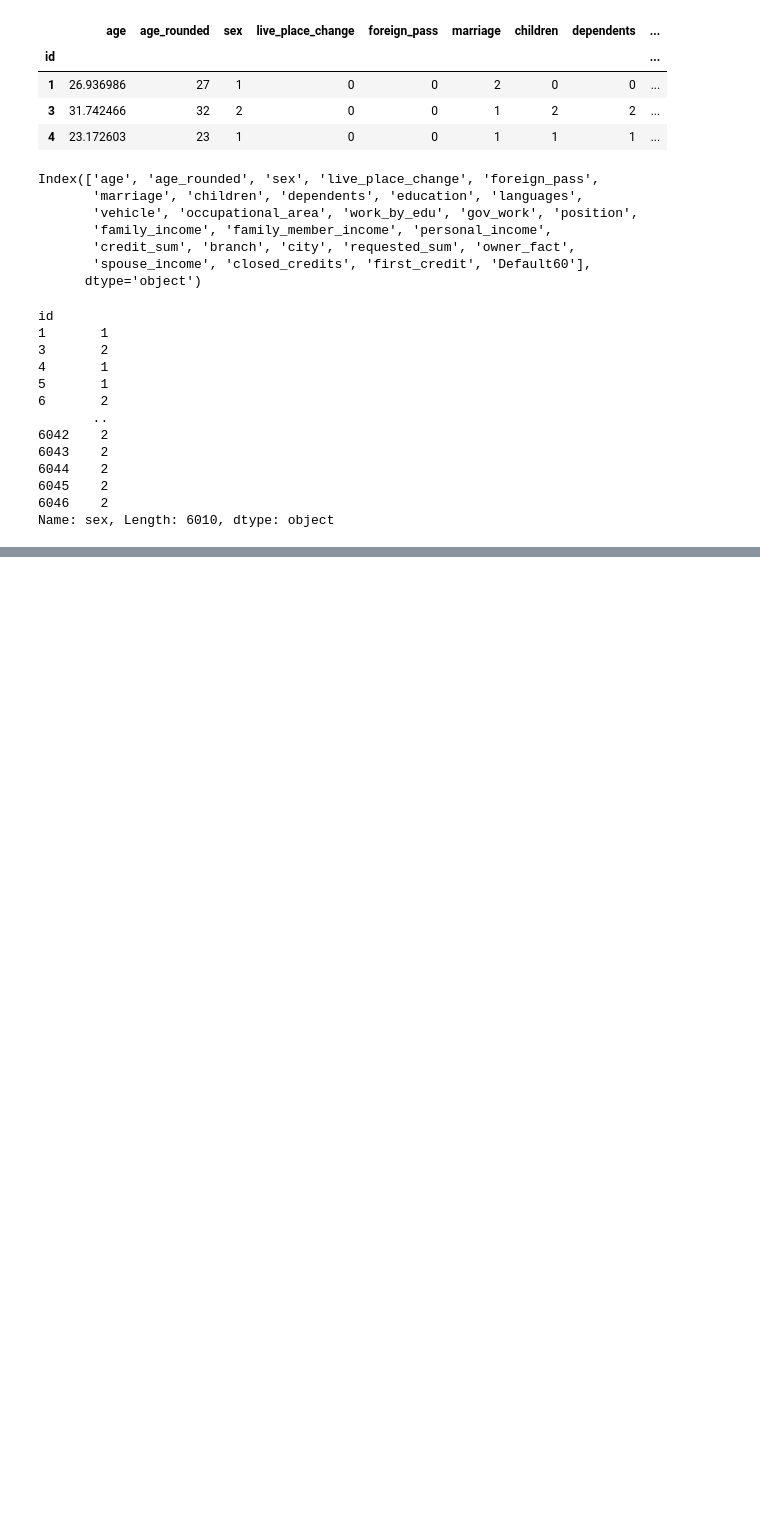
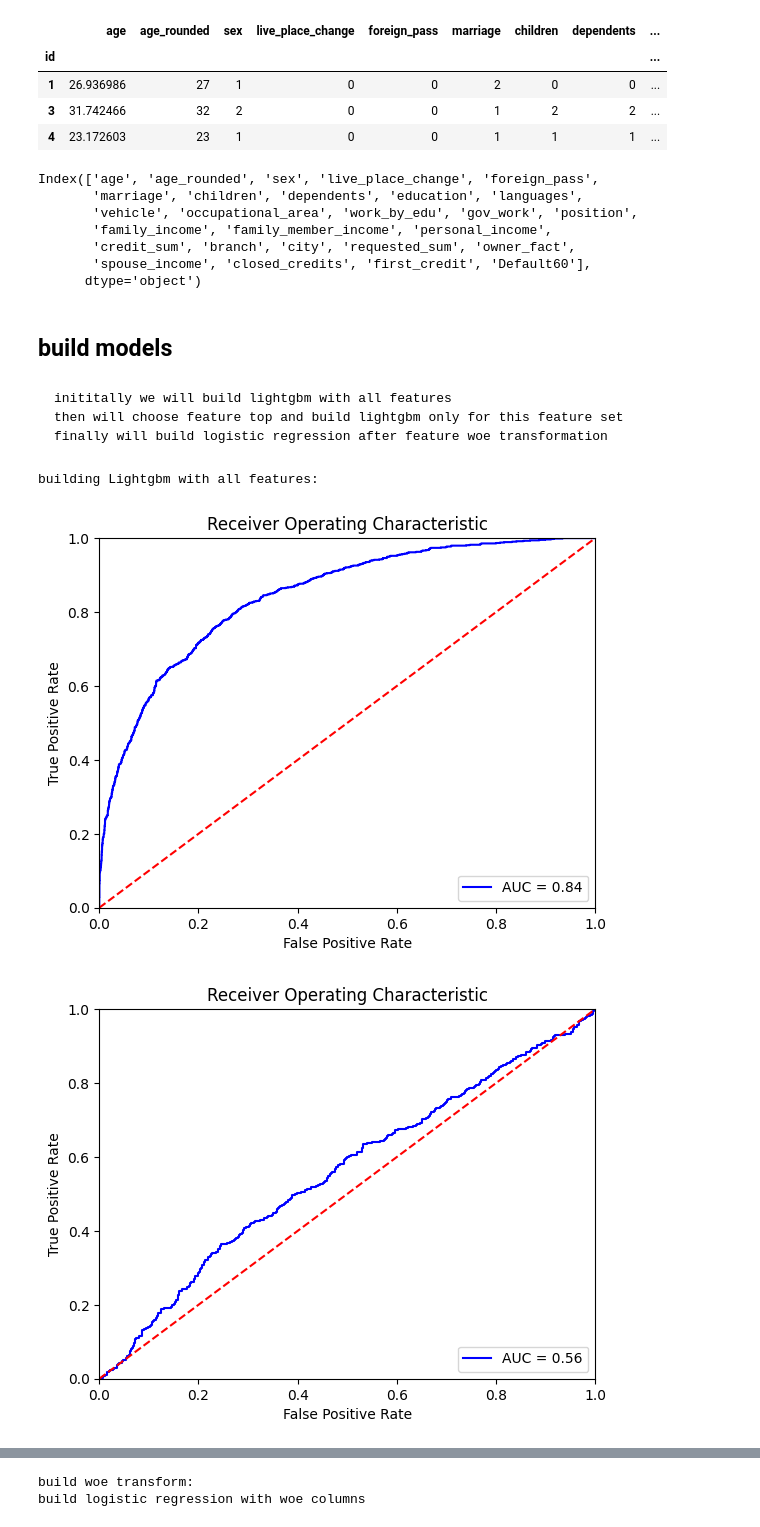
Before and after one commit to messiah1349/es_fin, a Jupyter notebook: main.ipynb, the cells around one changed output, grey strips where cells are left out. Cells and saved outputs as stored; diff of their text form; code cells hidden in the pictures; blank space fills up the shorter version.

```diff
--- a/main.ipynb
+++ b/main.ipynb
@@ -9,5 +19,5 @@ pd.set_option('display.max_columns', None)
 # %%
-df = pd.read_excel('data/DS_test_data.xlsx', index_col='id')
+df = pd.read_excel('data/DS_test_data.xlsx', sheet_name='Train', index_col='id')
 df[:3]
 # %% [output]
 |  | age | age_rounded | sex | live_place_change | foreign_pass | marriage | children | dependents | ... |
@@ -31,22 +41,46 @@ target = 'Default60'
 numeric_columns = list(set(df.columns) - set(categorical_columns) - set([target]))
 feature_names = numeric_columns + categorical_columns
 
-df[categorical_columns] = df[categorical_columns].astype(object)
+df[categorical_columns] = df[categorical_columns].astype(str)
-# %%
-df[categorical_columns] = df[categorical_columns].astype(object)
-# %%
-ModelPipeline()
-# %% [output]
-id
-1       1
-3       2
-4       1
-5       1
-6       2
-       ..
-6042    2
-6043    2
-6044    2
-6045    2
-6046    2
-Name: sex, Length: 6010, dtype: object
+# %% [markdown]
+## build models
+# %%
+lgb_params = {
+        "objective": "binary",
+        "metric": "binary_logloss",
+        "max_bin": 4,
+        "max_depth" : 2,
+        "num_leaves": 3,
+        "min_data_in_leaf" : 3,
+        "learning_rate": 0.2,
+        "regularization": 'lambda_l2',
+        "bagging_fraction": 0.7,
+        "feature_fraction": 0.5,
+        "bagging_seed": 2018,
+        "verbosity": -1
+    }
+
+feature_names, X_train, y_train, X_test, y_test = splitting(
+    data = df[feature_names],
+    default_flg=df[[target]]
+)
+
+model_pipeline = ModelPipeline(
+    feature_names=feature_names,
+    X_train=X_train,
+    y_train=y_train,
+    X_test=X_test,
+    y_test=y_test,
+    lgb_params=lgb_params,
+    fi_border=500
+)
+# %% [markdown]
+    inititally we will build lightgbm with all features
+    then will choose feature top and build lightgbm only for this feature set
+    finally will build logistic regression after feature woe transformation
+# %%
+model_pipeline.build()
+# %% [output]
+building Lightgbm with all features:
+[figure, added]
+[figure, added]
@@ -52,0 +106,2 @@ Name: sex, Length: 6010, dtype: object
+build woe transform:
+build logistic regression with woe columns
```
Also changed, not shown: parts of 35 cells of this notebook, 3 other files.
